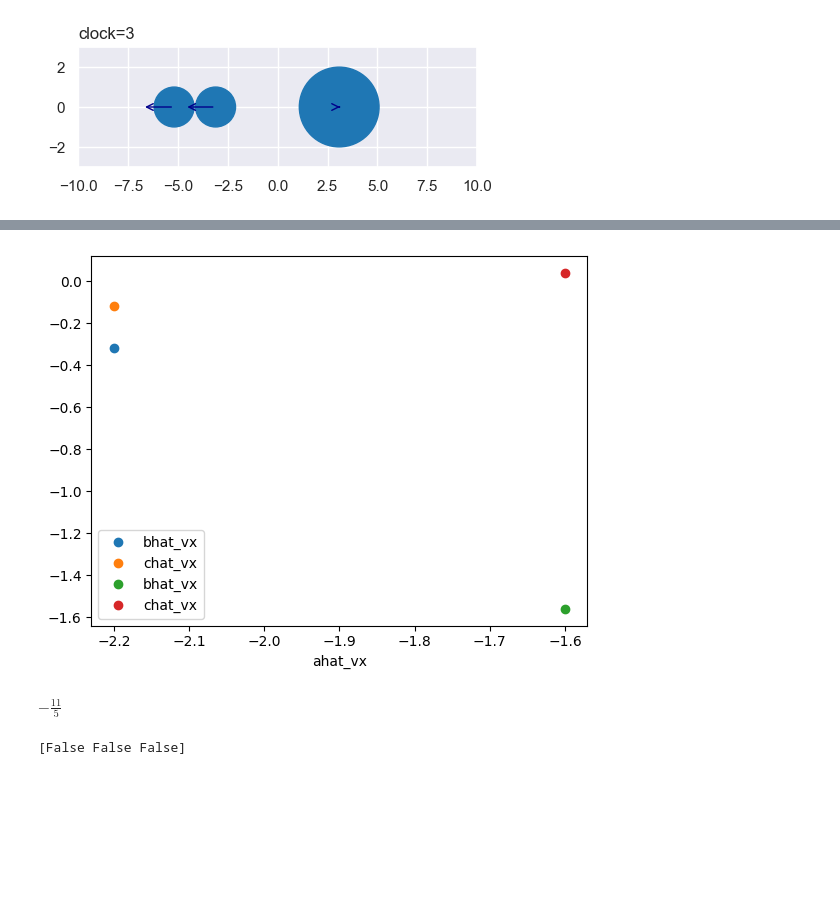
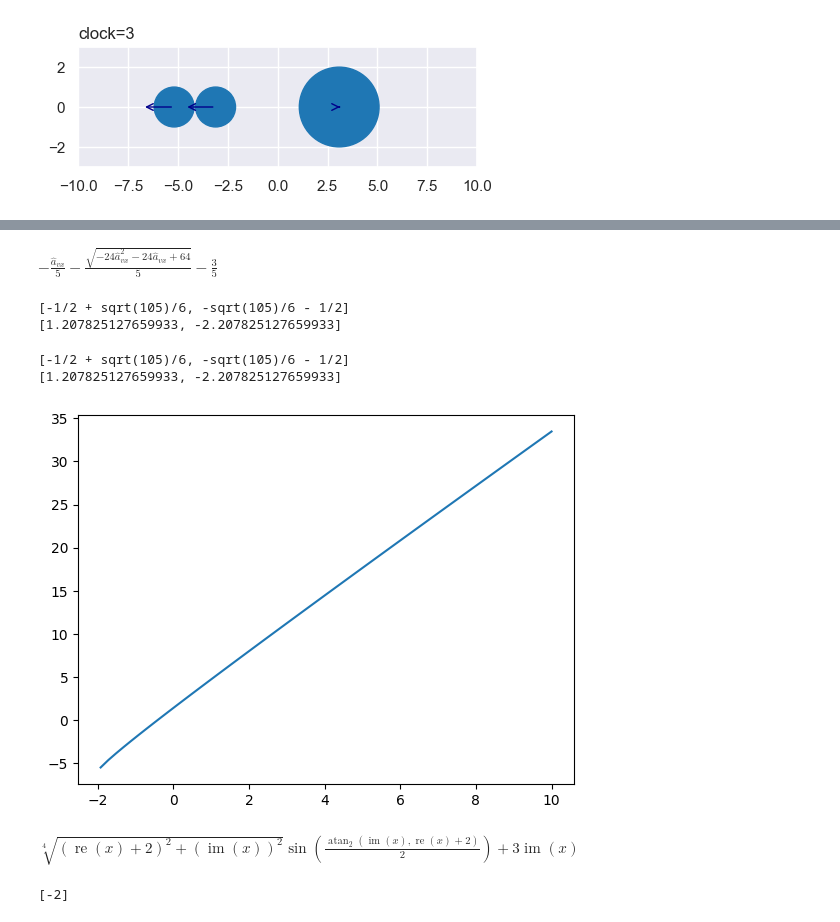
Before and after one commit to CarlKCarlK/perfect-physics, a Jupyter notebook: part_5_pydata.ipynb, the cells around one changed output, grey strips where cells are left out. Drawn from its saved outputs; the diff is of its cells as text; code cells hidden in the pictures; blank space fills up the shorter version.

Commit message:
try to find real inputs with sympy

```diff
--- a/part_5_pydata.ipynb
+++ b/part_5_pydata.ipynb
@@ -282,27 +269,54 @@ import numpy as np
 import matplotlib.pyplot as plt
 from sympy import S
 
-
+details = {a_m:1, b_m:1, c_m:4, a_vx:1, b_vx:0, c_vx:-1}
 game = [[-11/5,-8/25,-3/25],[-8/5,-39/25, 1/25]]
-
-for a, b, c in game:
-    plt.plot(a, b,  label="bhat_vx", marker="o", linestyle='none')
-    plt.plot(a, c, label="chat_vx", marker="o", linestyle='none')
-    plt.legend()
-    plt.xlabel("ahat_vx")
-plt.show()
+for b, c in list(three_in_a_row):
+    b = b.subs(details)
+    c = c.subs(details)
+    break
+b
 # %% [output]
-[figure, removed]
+$\displaystyle - \frac{\hat{a}_{vx}}{5} - \frac{\sqrt{- 24 \hat{a}_{vx}^{2} - 24 \hat{a}_{vx} + 64}}{5} - \frac{3}{5}$
-# %%
-bs.subs("ahat_vx",0)
-# %% [output]
-$\displaystyle - \frac{11}{5}$
-# %%
-arr = np.array([1+2j, 3+4j, 5+6j])
-
-# Test whether each element of the array is real
-is_real = np.isreal(arr)
-
-print(is_real)
-# %% [output]
-[False False False]
+# %%
+import sympy as sp
+b_solve = sp.solve(sp.im(b),ahat_vx)
+print(b_solve)
+print([float(bi) for bi in b_solve])
+# %% [output]
+[-1/2 + sqrt(105)/6, -sqrt(105)/6 - 1/2]
+[1.207825127659933, -2.207825127659933]
+# %%
+import sympy as sp
+c_solve = sp.solve(sp.im(c),ahat_vx)
+print(c_solve)
+print([float(ci) for ci in c_solve])
+# %% [output]
+[-1/2 + sqrt(105)/6, -sqrt(105)/6 - 1/2]
+[1.207825127659933, -2.207825127659933]
+# %%
+import sympy as sym
+
+# Define the function
+x = sym.symbols('x')
+f = sym.sqrt(x + 2) + 3*x
+
+x_lin = np.linspace(-10, 10, 100)
+y_lin = np.array([f.subs(x, xi) for xi in x_lin])
+# print(y_lin)
+y_mask = [np.isreal(complex(yi)) for yi in y_lin]
+x_lin = x_lin[y_mask]
+y_lin = y_lin[y_mask]
+plt.plot(x_lin, y_lin)
+plt.show()
+# %% [output]
+[figure, added]
+# %%
+im_part = sym.im(f)
+im_part
+# %% [output]
+$\displaystyle \sqrt[4]{\left(\operatorname{re}{\left(x\right)} + 2\right)^{2} + \left(\operatorname{im}{\left(x\right)}\right)^{2}} \sin{\left(\frac{\operatorname{atan}_{2}{\left(\operatorname{im}{\left(x\right)},\operatorname{re}{\left(x\right)} + 2 \right)}}{2} \right)} + 3 \operatorname{im}{\left(x\right)}$
+# %%
+sym.solve(im_part,x)
+# %% [output]
+[-2]
```
Also changed, not shown: parts of 6 cells of this notebook.
